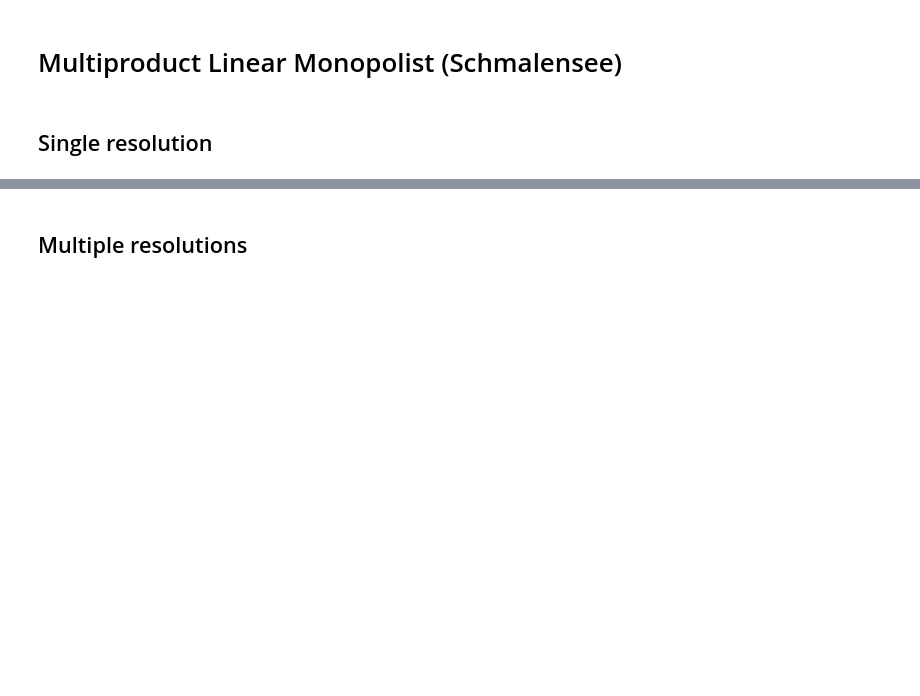
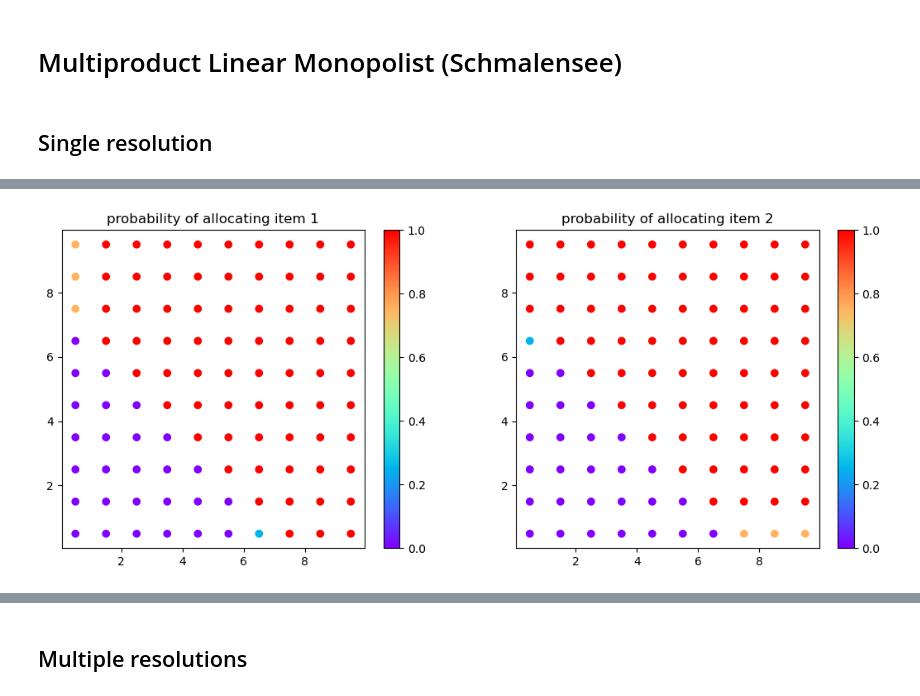
Before and after one commit to x-dupuis/screening-algo, a Jupyter notebook: examples/Schmalensee.ipynb, the cells around one changed output, grey strips where cells are left out. Saved outputs shown, nothing was run; the diff lists cells and outputs as text; code cells hidden in the pictures; blank space fills up the shorter version.

```diff
--- a/examples/Schmalensee.ipynb
+++ b/examples/Schmalensee.ipynb
@@ -145,12 +158,14 @@ _ = ax.set_xlabel(r'$\theta_1$'); _ = ax.set_ylabel(r'$\theta_2$')
 # path = 'results/Schmalensee/'+model.id+'_allocation'
 # fig.savefig(path, bbox_inches="tight", pad_inches=0.05)
 # %%
-# fig, axs = plt.subplots(1,2, figsize=(13,5),) # subplot_kw=dict(aspect='equal',))
-# item1 = axs[0].scatter(theta[0], theta[1], c = model.y[:model.N], cmap='rainbow')
-# _ = fig.colorbar(item1)
-# _ = axs[0].set_title('probability of allocating item 1')
-# item2 = axs[1].scatter(theta[0], theta[1], c = model.y[model.N:], cmap='rainbow')
-# _ = fig.colorbar(item2)
-# _ = axs[1].set_title('probability of allocating item 2')
-# # _ = fig.suptitle(f'c = {c}')
+fig, axs = plt.subplots(1,2, figsize=(13,5),) # subplot_kw=dict(aspect='equal',))
+item1 = axs[0].scatter(theta[0], theta[1], c = model.y[:model.N], cmap='rainbow')
+_ = fig.colorbar(item1)
+_ = axs[0].set_title('probability of allocating item 1')
+item2 = axs[1].scatter(theta[0], theta[1], c = model.y[model.N:], cmap='rainbow')
+_ = fig.colorbar(item2)
+_ = axs[1].set_title('probability of allocating item 2')
+# _ = fig.suptitle(f'c = {c}')
+# %% [output]
+[figure, added]
 # %%
```
Also changed, not shown: parts of 9 cells of this notebook, 1 other file.
